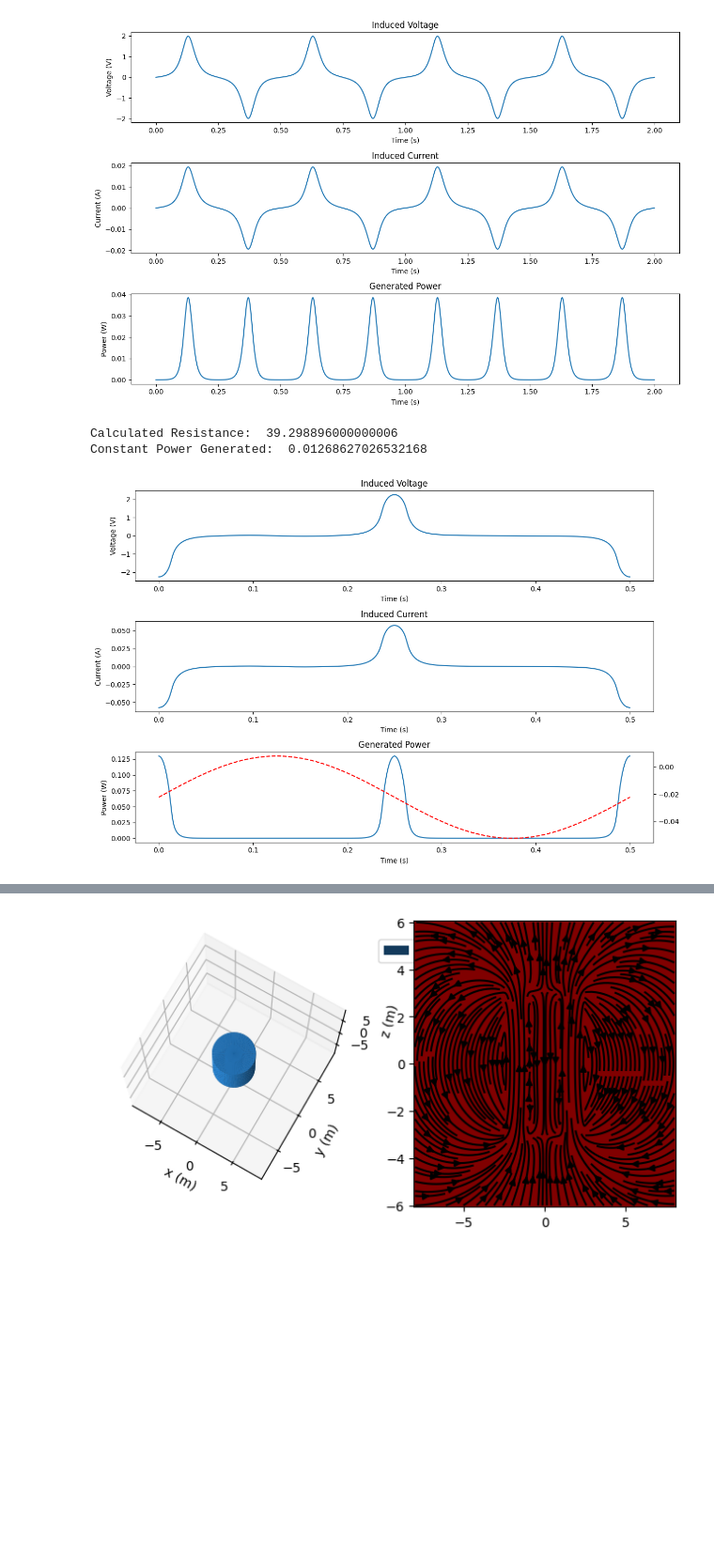
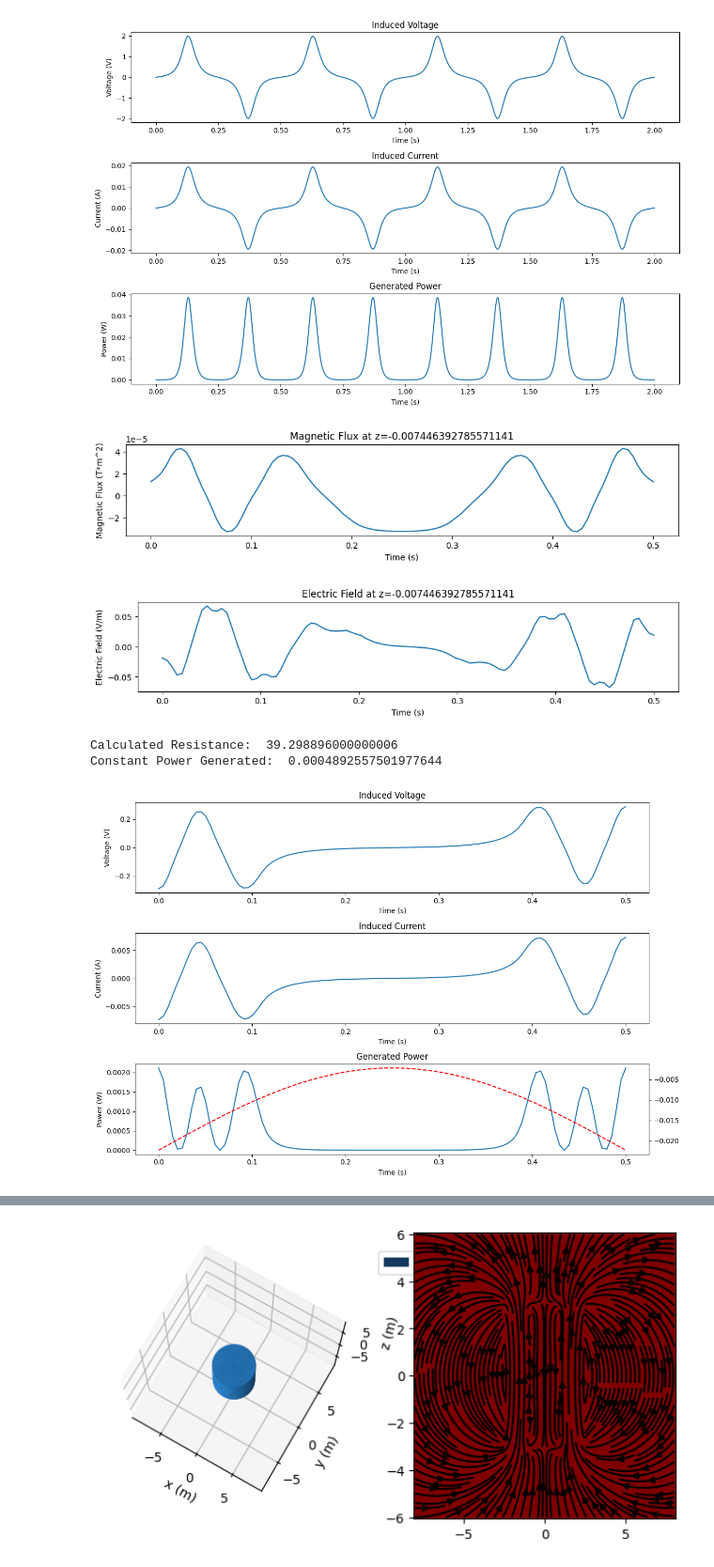
Before and after one commit to Sebleko/induction_generator, a Jupyter notebook: python/induction-simulation.ipynb, the cells around one changed output, grey strips where cells are left out. Shown at 94% size. Drawn from its saved outputs; the diff is of its cells as text; code cells hidden in the pictures; blank space fills up the shorter version.

```diff
--- a/python/induction-simulation.ipynb
+++ b/python/induction-simulation.ipynb
@@ -427,8 +496,8 @@ def calculate_resistance_of_coil(wire_length, d_wire=0.0002, rho=1.68e-8):
 multiplier = 1
 # Motion parameters
 offset = -0.0445/2  # Offset of the motion (m)
-amplitude = 0.03  # Amplitude of the motion (m)
-frequency = 2  # Frequency of the motion (Hz)
+amplitude = 0.02  # Amplitude of the motion (m)
+frequency = 1  # Frequency of the motion (Hz)
 omega = 2 * np.pi * frequency  # Angular frequency (rad/s)2
 
 # Physical constants
@@ -443,11 +512,14 @@ R = calculate_resistance_of_coil(wire_length, 0.0002, 1.68e-8)
 
 # The magnet radius must be slightly smaller than the coil radius.
 magnet_radius = 0.01 / 2  # Radius of the magnet in meters
-magnet_length = 0.01  # Length of the magnet in meters
+magnet_length = 0.001  # Length of the magnet in meters
 
 
 
 magnet = create_cylinder_magnet(magnet_radius, magnet_length, magnetization)
+magnet = create_optimized_multi_cylinder_magnet(magnet_radius, 0.003, 5, 0.0025, magnetization, use_alternation=True)
+
+
 
 def calculate_voltage(t, z_func, r, N, coil_length, magnet, r_discretization=3, z_discretization=4):
     """
@@ -472,46 +544,58 @@ def calculate_voltage(t, z_func, r, N, coil_length, magnet, r_discretization=3,
     z = np.vectorize(z_func)(t)
 
     z_segments = np.linspace(-coil_length / 2, coil_length / 2, z_discretization)  # Segments along the z-axis
     segment_length = coil_length / z_discretization  # Length of each segment
     flux_through_segments = calculate_flux(z, magnet, z_segments, r, r_discretization)
 
     # Calculate the rate of change of magnetic flux with respect to time
     dB_dt = np.gradient(flux_through_segments, t, axis=0)
 
     # Calculate the induced electric field
     E = -dB_dt / (2 * np.pi * r)
 
-    # Plot the electric field at a specific position to debug.
-    # evaluate_at = z_discretization // 3
-    # plt.figure(figsize=(12, 2))
-    # plt.plot(t, E[:, evaluate_at])
-    # plt.title(f"Electric Field at z={z_segments[evaluate_at]}")
-    # plt.xlabel("Time (s)")
-    # plt.ylabel("Electric Field (V/m)")
-    # plt.show()
+    evaluate_at = z_discretization // 3
+    # Plot the magnetic flux at a specific position to debug.
+    plt.figure(figsize=(12, 2))
+    plt.plot(t, flux_through_segments[:, evaluate_at])
+    plt.title(f"Magnetic Flux at z={z_segments[evaluate_at]}")
+    plt.xlabel("Time (s)")
+    plt.ylabel("Magnetic Flux (T*m^2)")
+    plt.show()
+    #print("Magnet was at z = ", z[evaluate_at])
+    #Plot the electric field at a specific position to debug.
+    plt.figure(figsize=(12, 2))
+    plt.plot(t, E[:, evaluate_at])
+    plt.title(f"Electric Field at z={z_segments[evaluate_at]}")
+    plt.xlabel("Time (s)")
+    plt.ylabel("Electric Field (V/m)")
+    plt.show()
+
+
 
     # Calculate the parallel component of the wire
     parallel_component_of_the_wire = 2 * np.pi * r * N / coil_length * segment_length
 
     # Calculate the total voltage across the coil
     V = np.sum(E * parallel_component_of_the_wire, axis=1)
 
     return V
 
 
 # Time array
-t = np.linspace(0, 0.5, 500)  # Time from 0 to 1 seconds
+t = np.linspace(0, 0.5, 100)  # Time from 0 to 1 seconds
 
 equation_of_motion = lambda t: amplitude * np.sin(omega * t) + offset
 # Calculate the voltage across the coil by summing up the voltages across the coil segments
-V = calculate_voltage(t, equation_of_motion, coil_radius, N, coil_length, magnet, r_discretization=20, z_discretization=1000*multiplier)
+V = calculate_voltage(t, equation_of_motion, coil_radius, N, coil_length, magnet, r_discretization=20, z_discretization=500*multiplier)
 
 plot(t, V, R, equation_of_motion)
 #0.009
 # %% [output]
+[figure, new version]
+[figure, added]
 Calculated Resistance:  39.298896000000006
-Constant Power Generated:  0.01268627026532168
+Constant Power Generated:  0.0004892557501977644
-[figure, old version]
+[figure, added]
 # %%
 # This is the simulation of a design that consists of two coils and a magnet swinging inside the coils. At rest the magnet is positioned between the coils.
 # The generator should have the dimensions of an AAA battery.
```
Also changed, not shown: parts of 5 cells of this notebook.
